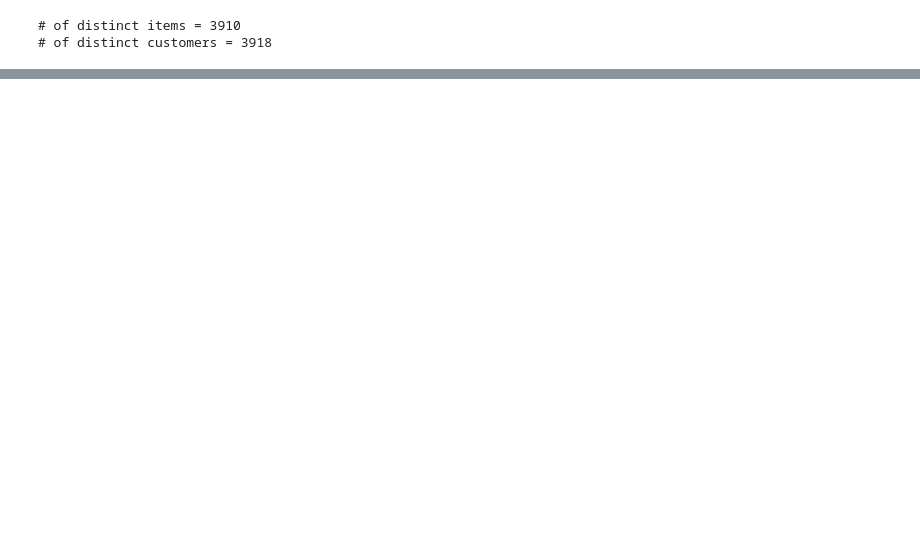
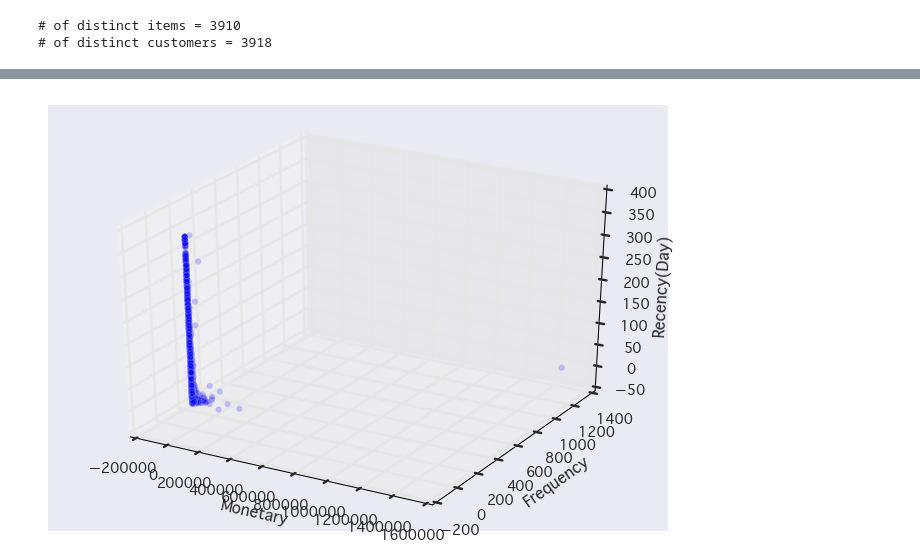
Before and after one commit to Fujiki-Nakamura/OnlineRetailAnalysis, a Jupyter notebook: MachineLearning/RFM.ipynb, the cells around one changed output, grey strips where cells are left out. Saved outputs shown, nothing was run; the diff lists cells and outputs as text; code cells hidden in the pictures; blank space fills up the shorter version.

```diff
--- a/MachineLearning/RFM.ipynb
+++ b/MachineLearning/RFM.ipynb
@@ -76,0 +120,23 @@ print('# of distinct customers =', df_uk['CustomerID'].nunique())
+# %%
+# 3D plot
+
+fig = plt.figure()
+ax = fig.add_subplot(111, projection='3d')
+x = 'Monetary'
+y = 'Frequency'
+z = 'Recency(Day)'
+ax.scatter(
+    xs=df_uk_per_customer[x],
+    ys=df_uk_per_customer[y],
+    zs=df_uk_per_customer[z],
+    alpha=0.2
+)
+ax.set_xlabel(x)
+ax.set_ylabel(y)
+ax.set_zlabel(z)
+plt.show()
+
+# NOTE:
+# Monetary と Frequency が飛び抜けているカスタマーがいる。
+# %% [output]
+[figure, added]
```
Also changed, not shown: parts of 8 cells of this notebook, 1 other file.
